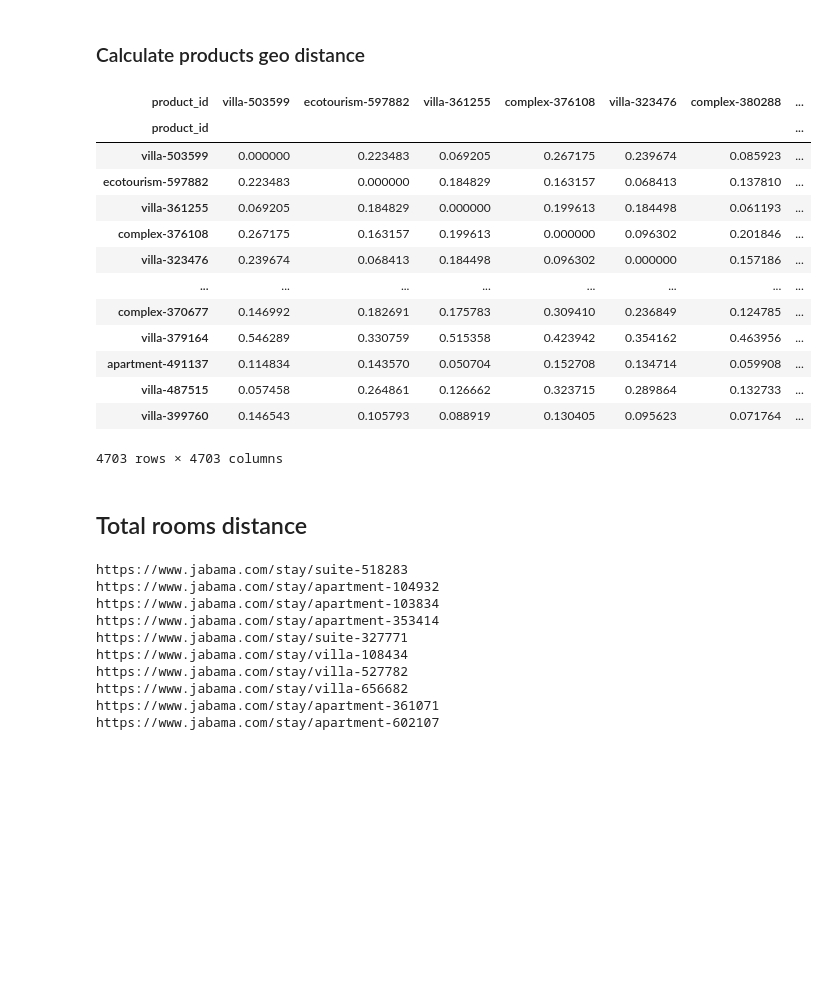
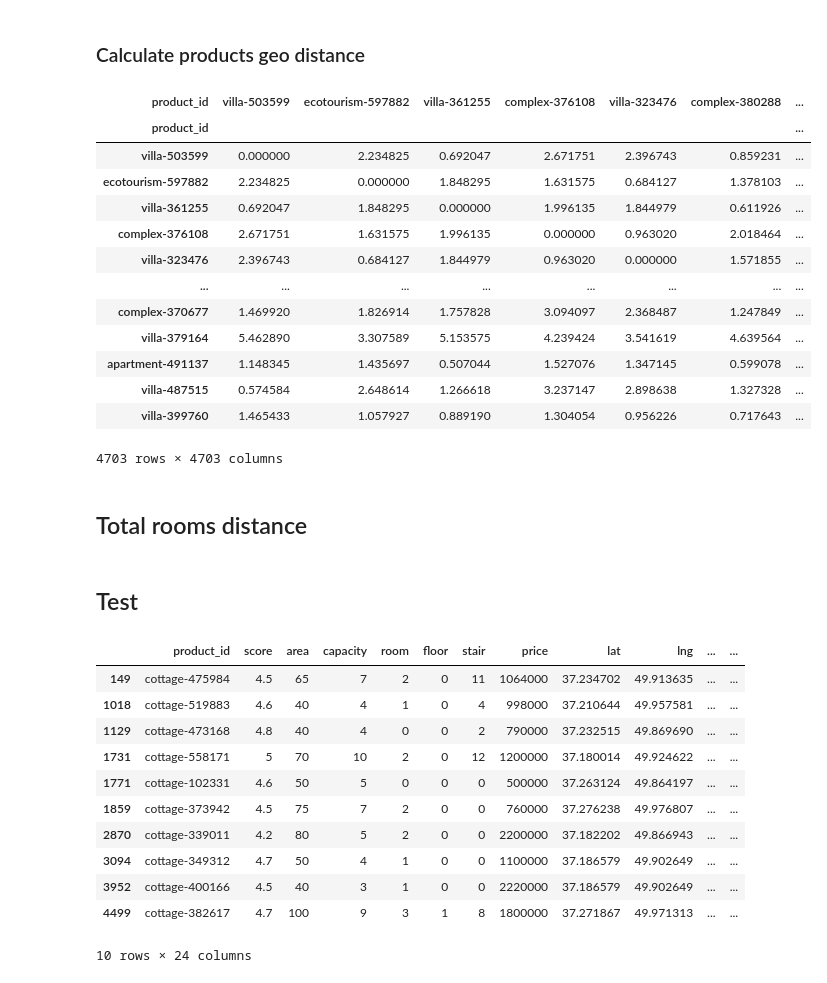
Before and after one commit to hhojatansari/JabamaRecommenderSystem, a Jupyter notebook: jupyter/Jabama Recommender System.ipynb, the cells around one changed output. Cells and saved outputs as stored; diff of their text form; code cells hidden in the pictures; blank space fills up the shorter version.

```diff
--- a/jupyter/Jabama Recommender System.ipynb
+++ b/jupyter/Jabama Recommender System.ipynb
@@ -60,3 +58,12 @@ data['type'] = data.product_id.apply(lambda x: x.split('-')[0])
+# %%
+data['type'] = data.product_id.apply(lambda x: x.split('-')[0])
+
+encoder = OneHotEncoder(sparse_output=False)
+encoded_array = encoder.fit_transform(data[['type']])
+encoded_df = pd.DataFrame(encoded_array, columns=encoder.get_feature_names_out(['type']))
+data = pd.concat([data, encoded_df], axis=1)
+
+del data['type']
 # %% [markdown]
 ## Numerical features
 # %%
@@ -159,24 +161,24 @@ geo_distance_matrix = pairwise_distances(geo_product_radians, metric='haversine'
 geo_distance_matrix_km = geo_distance_matrix * 6371
 # %%
 s_min = 0
-s_max = 1
+s_max = 10
 geo_distance_matrix = (geo_distance_matrix - geo_distance_matrix.min()) / (geo_distance_matrix.max() - geo_distance_matrix.min())
 geo_distance_matrix = geo_distance_matrix * (s_max - s_min) + s_min
 pd.DataFrame(geo_distance_matrix, index=data.product_id, columns=data.product_id) # just for show result
 # %% [output]
 | product_id | villa-503599 | ecotourism-597882 | villa-361255 | complex-376108 | villa-323476 | complex-380288 | ... |
 | product_id |  |  |  |  |  |  | ... |
-| villa-503599 | 0.000000 | 0.223483 | 0.069205 | 0.267175 | 0.239674 | 0.085923 | ... |
-| ecotourism-597882 | 0.223483 | 0.000000 | 0.184829 | 0.163157 | 0.068413 | 0.137810 | ... |
-| villa-361255 | 0.069205 | 0.184829 | 0.000000 | 0.199613 | 0.184498 | 0.061193 | ... |
-| complex-376108 | 0.267175 | 0.163157 | 0.199613 | 0.000000 | 0.096302 | 0.201846 | ... |
-| villa-323476 | 0.239674 | 0.068413 | 0.184498 | 0.096302 | 0.000000 | 0.157186 | ... |
+| villa-503599 | 0.000000 | 2.234825 | 0.692047 | 2.671751 | 2.396743 | 0.859231 | ... |
+| ecotourism-597882 | 2.234825 | 0.000000 | 1.848295 | 1.631575 | 0.684127 | 1.378103 | ... |
+| villa-361255 | 0.692047 | 1.848295 | 0.000000 | 1.996135 | 1.844979 | 0.611926 | ... |
+| complex-376108 | 2.671751 | 1.631575 | 1.996135 | 0.000000 | 0.963020 | 2.018464 | ... |
+| villa-323476 | 2.396743 | 0.684127 | 1.844979 | 0.963020 | 0.000000 | 1.571855 | ... |
 | ... | ... | ... | ... | ... | ... | ... | ... |
-| complex-370677 | 0.146992 | 0.182691 | 0.175783 | 0.309410 | 0.236849 | 0.124785 | ... |
-| villa-379164 | 0.546289 | 0.330759 | 0.515358 | 0.423942 | 0.354162 | 0.463956 | ... |
-| apartment-491137 | 0.114834 | 0.143570 | 0.050704 | 0.152708 | 0.134714 | 0.059908 | ... |
-| villa-487515 | 0.057458 | 0.264861 | 0.126662 | 0.323715 | 0.289864 | 0.132733 | ... |
-| villa-399760 | 0.146543 | 0.105793 | 0.088919 | 0.130405 | 0.095623 | 0.071764 | ... |
+| complex-370677 | 1.469920 | 1.826914 | 1.757828 | 3.094097 | 2.368487 | 1.247849 | ... |
+| villa-379164 | 5.462890 | 3.307589 | 5.153575 | 4.239424 | 3.541619 | 4.639564 | ... |
+| apartment-491137 | 1.148345 | 1.435697 | 0.507044 | 1.527076 | 1.347145 | 0.599078 | ... |
+| villa-487515 | 0.574584 | 2.648614 | 1.266618 | 3.237147 | 2.898638 | 1.327328 | ... |
+| villa-399760 | 1.465433 | 1.057927 | 0.889190 | 1.304054 | 0.956226 | 0.717643 | ... |
 4703 rows × 4703 columns
 # %% [markdown]
 ## Total rooms distance
@@ -188,16 +190,20 @@ result_df = pd.DataFrame(total_rooms_distance, index=data.product_id, columns=da
+# %% [markdown]
+## Test
 # %%
-product_id = 'suite-518283'
-
-for i in result_df.loc[product_id].iloc[:].sort_values().head(10).index:
-    print(f'https://www.jabama.com/stay/{i}')
+n_top = 10
+product_id = 'cottage-475984'
-# %% [output]
-https://www.jabama.com/stay/suite-518283
-https://www.jabama.com/stay/apartment-104932
-https://www.jabama.com/stay/apartment-103834
-https://www.jabama.com/stay/apartment-353414
-https://www.jabama.com/stay/suite-327771
-https://www.jabama.com/stay/villa-108434
-https://www.jabama.com/stay/villa-527782
-https://www.jabama.com/stay/villa-656682
-https://www.jabama.com/stay/apartment-361071
-https://www.jabama.com/stay/apartment-602107
+# %%
+data[data.product_id.isin(result_df.loc[product_id].iloc[:].sort_values().head(n_top).index.tolist())]
+# %% [output]
+|  | product_id | score | area | capacity | room | floor | stair | price | lat | lng | ... | ... |
+| 149 | cottage-475984 | 4.5 | 65 | 7 | 2 | 0 | 11 | 1064000 | 37.234702 | 49.913635 | ... | ... |
+| 1018 | cottage-519883 | 4.6 | 40 | 4 | 1 | 0 | 4 | 998000 | 37.210644 | 49.957581 | ... | ... |
+| 1129 | cottage-473168 | 4.8 | 40 | 4 | 0 | 0 | 2 | 790000 | 37.232515 | 49.869690 | ... | ... |
+| 1731 | cottage-558171 | 5 | 70 | 10 | 2 | 0 | 12 | 1200000 | 37.180014 | 49.924622 | ... | ... |
+| 1771 | cottage-102331 | 4.6 | 50 | 5 | 0 | 0 | 0 | 500000 | 37.263124 | 49.864197 | ... | ... |
+| 1859 | cottage-373942 | 4.5 | 75 | 7 | 2 | 0 | 0 | 760000 | 37.276238 | 49.976807 | ... | ... |
+| 2870 | cottage-339011 | 4.2 | 80 | 5 | 2 | 0 | 0 | 2200000 | 37.182202 | 49.866943 | ... | ... |
+| 3094 | cottage-349312 | 4.7 | 50 | 4 | 1 | 0 | 0 | 1100000 | 37.186579 | 49.902649 | ... | ... |
+| 3952 | cottage-400166 | 4.5 | 40 | 3 | 1 | 0 | 0 | 2220000 | 37.186579 | 49.902649 | ... | ... |
+| 4499 | cottage-382617 | 4.7 | 100 | 9 | 3 | 1 | 8 | 1800000 | 37.271867 | 49.971313 | ... | ... |
+10 rows × 24 columns
```
Also changed, not shown: parts of 16 cells of this notebook, 2 other files.
